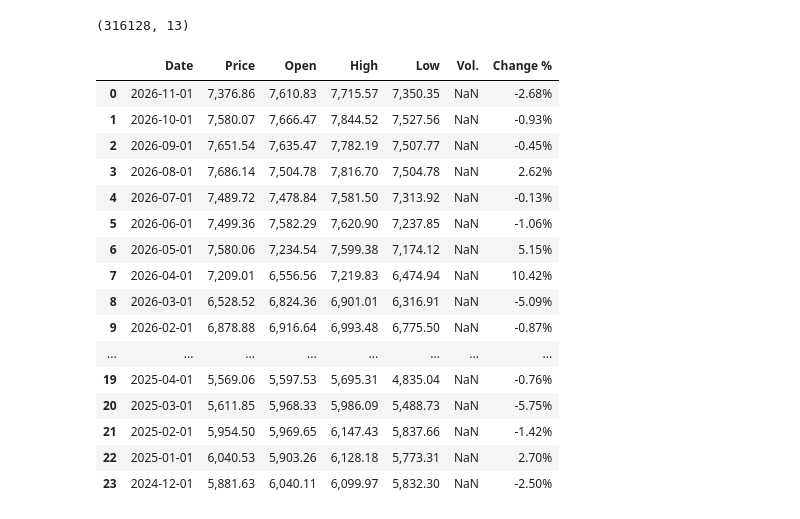
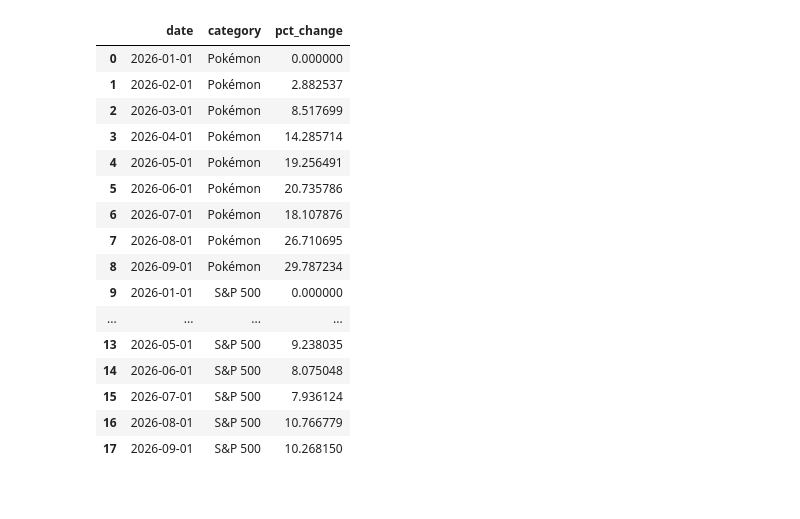
Before and after one commit to TurnerHaa/pokemon-cards, a Jupyter notebook: analysis_focused.ipynb, the cells around one changed output. Cells and saved outputs as stored; diff of their text form; code cells hidden in the pictures.

```diff
--- a/analysis_focused.ipynb
+++ b/analysis_focused.ipynb
@@ -73,22 +73,25 @@ def one_per_card(cards):
 cards_2026 = all_prices.assign(date=all_prices["date"] - pd.DateOffset(months=1))
 cards_2026 = cards_2026[
     (cards_2026["date"] >= "2026-01-01")
-    & (cards_2026["date"] <= "2026-08-01")
     & (cards_2026["grade"] == GRADE)
 ]
 
-year_start = cards_2026.loc[cards_2026["date"] == "2026-01-01", "product_id"].unique()
+year_start = cards_2026[cards_2026["date"] == "2026-01-01"].set_index("product_id")["price"]
 
-print(cards_2026.shape)
 
-cards_2026 = cards_2026[cards_2026["product_id"].isin(year_start)]
+
+
+cards_2026 = cards_2026[cards_2026["product_id"].isin(year_start.index)]
+
+cards_2026["pct_chng"] = (cards_2026["price"] / cards_2026["product_id"].map(year_start) -1) * 100
+
+cards_2026.sort_values(["product_id", "date"])
 
 cards_26 = cards_2026.groupby("date", as_index=False).agg(
     unique_cards = ("product_id", "nunique"),
-    mean_price = ("price", "mean")
+    PK_pct_chng = ("pct_chng", "median")
 )
 
-cards_26["PK_pct_chng"] = ((cards_26["mean_price"] - cards_26["mean_price"].iloc[0]) / cards_26["mean_price"].iloc[0]) * 100
 
 # ===============================
 # import S&P 500 data
@@ -98,49 +101,48 @@ sp_500 = pd.read_csv(f"data/S&P_500.csv")
 sp_500["Date"] = pd.to_datetime(sp_500["Date"], format="%d/%m/%Y")
 
 sp_500["Change"] = sp_500["Change %"].str.removesuffix("%")
 sp_500 = sp_500[["Date", "Price", "Change"]]
 
 sp_500["Change"] = sp_500["Change"].astype(float)
 sp_500["Price"] = sp_500["Price"].str.replace(r"[^\d\.]", "",regex=True).astype(float)
 
 sp_500 = sp_500[sp_500["Date"] >= "2026-01-01"]
 
 sp_500 = sp_500.sort_values(by="Date", ascending=True)
 
 sp_500["SP_pct_chng"] = ((sp_500["Price"] - sp_500["Price"].iloc[0]) / sp_500["Price"].iloc[0]) * 100
 
 sp_500.columns = sp_500.columns.str.lower()
 
 
 # ===============================
 # combined 2026 returns
 # ===============================
 
 returns = pd.merge(cards_26, sp_500, on='date')
 
 returns = returns[["date", "PK_pct_chng", "sp_pct_chng"]]
 
-returns = returns.rename(columns={"PK_pct_chng": "Pokémon", "sp_pct_chng": "S&P500"})
+returns = returns.rename(columns={"PK_pct_chng": "Pokémon", "sp_pct_chng": "S&P 500"})
 
 returns = pd.melt(returns, id_vars="date", var_name="category", value_name="pct_change")
 
 returns
 # %% [output]
-(316128, 13)
-|  | Date | Price | Open | High | Low | Vol. | Change % |
-| 0 | 2026-11-01 | 7,376.86 | 7,610.83 | 7,715.57 | 7,350.35 | NaN | -2.68% |
-| 1 | 2026-10-01 | 7,580.07 | 7,666.47 | 7,844.52 | 7,527.56 | NaN | -0.93% |
-| 2 | 2026-09-01 | 7,651.54 | 7,635.47 | 7,782.19 | 7,507.77 | NaN | -0.45% |
-| 3 | 2026-08-01 | 7,686.14 | 7,504.78 | 7,816.70 | 7,504.78 | NaN | 2.62% |
-| 4 | 2026-07-01 | 7,489.72 | 7,478.84 | 7,581.50 | 7,313.92 | NaN | -0.13% |
-| 5 | 2026-06-01 | 7,499.36 | 7,582.29 | 7,620.90 | 7,237.85 | NaN | -1.06% |
-| 6 | 2026-05-01 | 7,580.06 | 7,234.54 | 7,599.38 | 7,174.12 | NaN | 5.15% |
-| 7 | 2026-04-01 | 7,209.01 | 6,556.56 | 7,219.83 | 6,474.94 | NaN | 10.42% |
-| 8 | 2026-03-01 | 6,528.52 | 6,824.36 | 6,901.01 | 6,316.91 | NaN | -5.09% |
-| 9 | 2026-02-01 | 6,878.88 | 6,916.64 | 6,993.48 | 6,775.50 | NaN | -0.87% |
-| ... | ... | ... | ... | ... | ... | ... | ... |
-| 19 | 2025-04-01 | 5,569.06 | 5,597.53 | 5,695.31 | 4,835.04 | NaN | -0.76% |
-| 20 | 2025-03-01 | 5,611.85 | 5,968.33 | 5,986.09 | 5,488.73 | NaN | -5.75% |
-| 21 | 2025-02-01 | 5,954.50 | 5,969.65 | 6,147.43 | 5,837.66 | NaN | -1.42% |
-| 22 | 2025-01-01 | 6,040.53 | 5,903.26 | 6,128.18 | 5,773.31 | NaN | 2.70% |
-| 23 | 2024-12-01 | 5,881.63 | 6,040.11 | 6,099.97 | 5,832.30 | NaN | -2.50% |
+|  | date | category | pct_change |
+| 0 | 2026-01-01 | Pokémon | 0.000000 |
+| 1 | 2026-02-01 | Pokémon | 2.882537 |
+| 2 | 2026-03-01 | Pokémon | 8.517699 |
+| 3 | 2026-04-01 | Pokémon | 14.285714 |
+| 4 | 2026-05-01 | Pokémon | 19.256491 |
+| 5 | 2026-06-01 | Pokémon | 20.735786 |
+| 6 | 2026-07-01 | Pokémon | 18.107876 |
+| 7 | 2026-08-01 | Pokémon | 26.710695 |
+| 8 | 2026-09-01 | Pokémon | 29.787234 |
+| 9 | 2026-01-01 | S&P 500 | 0.000000 |
+| ... | ... | ... | ... |
+| 13 | 2026-05-01 | S&P 500 | 9.238035 |
+| 14 | 2026-06-01 | S&P 500 | 8.075048 |
+| 15 | 2026-07-01 | S&P 500 | 7.936124 |
+| 16 | 2026-08-01 | S&P 500 | 10.766779 |
+| 17 | 2026-09-01 | S&P 500 | 10.268150 |
```
Also changed, not shown: parts of 7 cells of this notebook, 1 other file.
